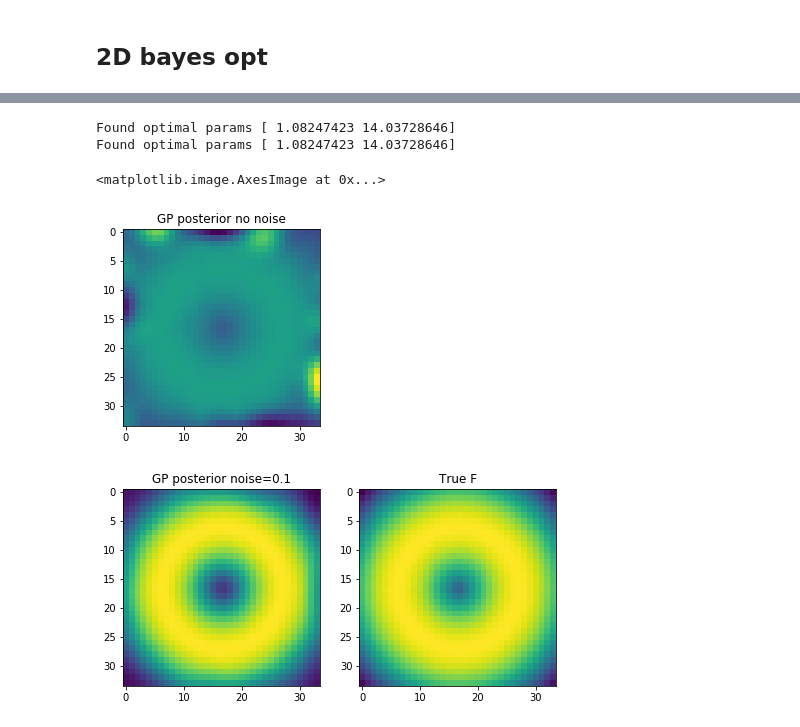
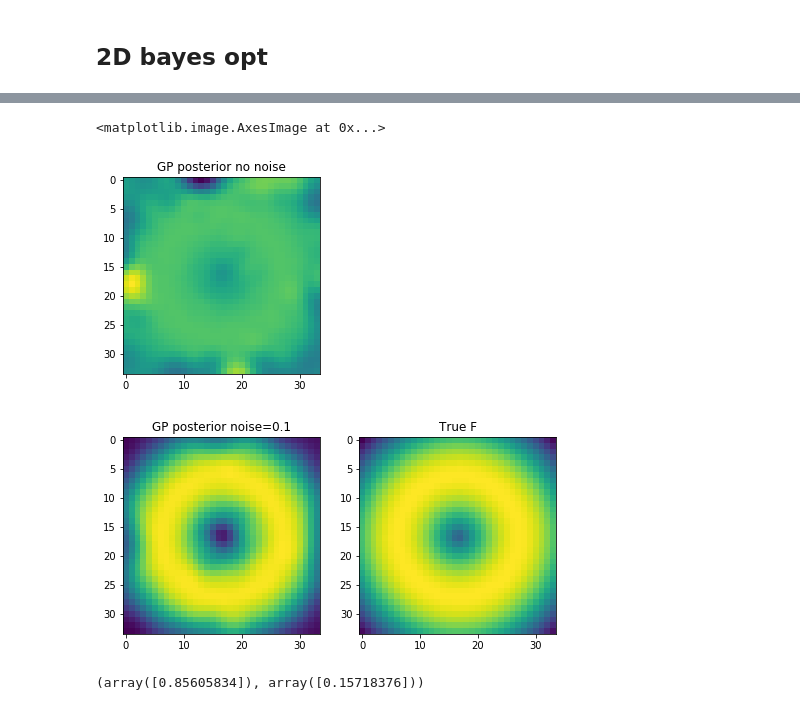
Before and after one commit to darthdeus/bopt, a Jupyter notebook: GP mojeopt.ipynb, the cells around one changed output, grey strips where cells are left out. Saved outputs shown, nothing was run; the diff lists cells and outputs as text; code cells hidden in the pictures.

```diff
--- a/GP mojeopt.ipynb
+++ b/GP mojeopt.ipynb
@@ -414,38 +407,41 @@ plot_2d_optim_result(res)
 # %%
 from myopt.plot import plot_gp_2D
 from mpl_toolkits.mplot3d import axes3d, Axes3D
 
 noise_2d = 0.01
 
 rx, ry = np.arange(-5, 5, 0.3), np.arange(-5, 5, 0.3)
 gx, gy = np.meshgrid(rx, rx)
 
 X_2d = np.c_[gx.ravel(), gy.ravel()]
 
 X_2d_train = np.random.uniform(-4, 4, (200, 2))
 y_2d_train = np.sin(0.5 * np.linalg.norm(X_2d_train, axis=1))# + noise_2d * np.random.randn(len(X_2d_train))
 
 mu_s, _ = GaussianProcess(noise=0).fit(X_2d_train, y_2d_train).optimize_kernel().posterior(X_2d).mu_std()
 
 plt.figure(figsize=(12, 4))
 plt.subplot(131); plt.title("GP posterior no noise");
 plt.imshow(mu_s.reshape(gx.shape[0], gy.shape[0]))
 
-mu_s, _ = GaussianProcess(noise=0.01).fit(X_2d_train, y_2d_train).optimize_kernel().posterior(X_2d).mu_std()
+gp = GaussianProcess(noise=0.01).fit(X_2d_train, y_2d_train).optimize_kernel().posterior(X_2d)
+mu_s, _ = gp.mu_std()
 
 plt.figure(figsize=(12, 4))
 plt.subplot(132); plt.title("GP posterior noise=0.1");
 plt.imshow(mu_s.reshape(gx.shape[0], gy.shape[0]))
 
 
 plt.subplot(133); plt.title("True F");
 plt.imshow(np.sin(0.5 * np.linalg.norm(X_2d, axis=1)).reshape(gx.shape[0], gy.shape[0]))
 # %% [output]
-Found optimal params [ 1.08247423 14.03728646]
-Found optimal params [ 1.08247423 14.03728646]
+<matplotlib.image.AxesImage at 0x...>
-<matplotlib.image.AxesImage at 0x...>
-[figure, old version]
+[figure, new version]
-[figure, old version]
+[figure, new version]
+# %%
+gp.posterior(np.array([[0,2]])).mu_std()
+# %% [output]
+(array([0.85605834]), array([0.15718376]))
 # %%
 from myopt.plot import plot_gp_2D
 from mpl_toolkits.mplot3d import axes3d, Axes3D
```
Also changed, not shown: parts of 22 cells of this notebook, 10 other files.
